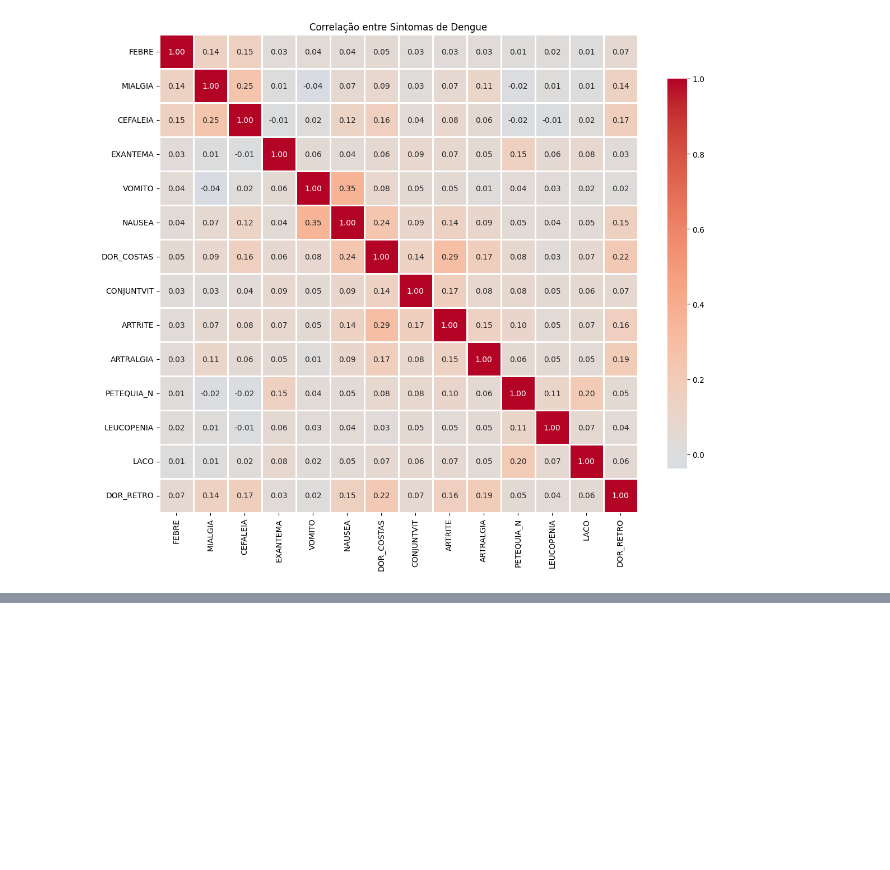
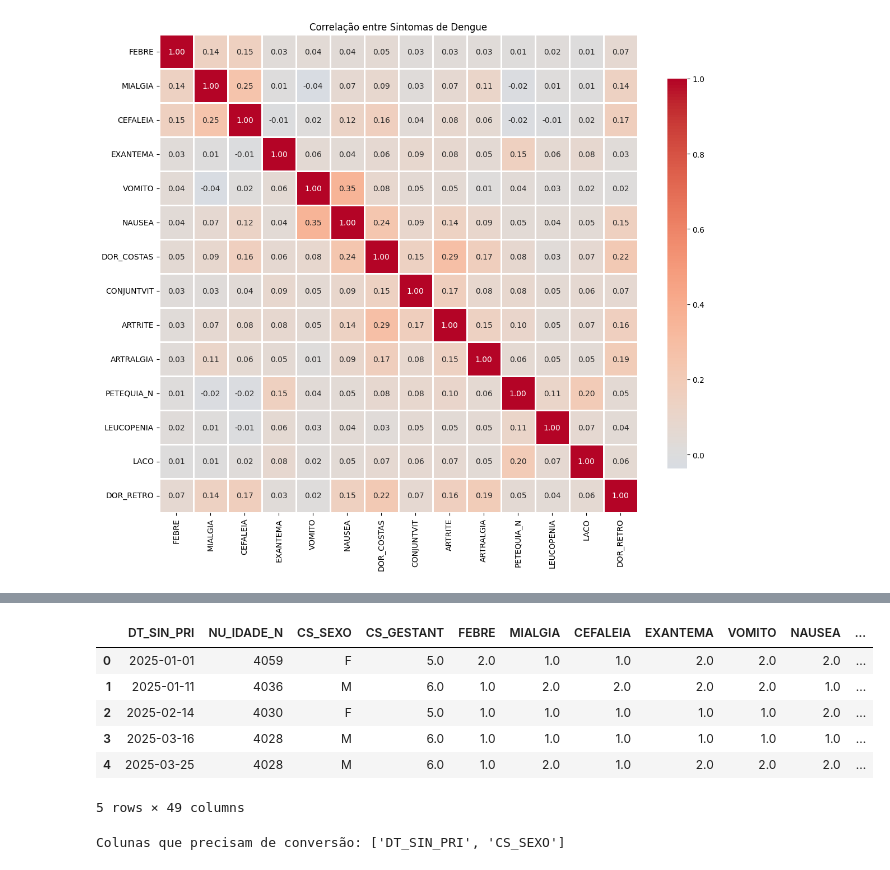
Before and after one commit to BrunaGravina/Tech-Challenge-FIAP, a Jupyter notebook: notebooks/analise.ipynb, the cells around one changed output, grey strips where cells are left out. Cells and saved outputs as stored; diff of their text form; code cells hidden in the pictures; blank space fills up the shorter version.

```diff
--- a/notebooks/analise.ipynb
+++ b/notebooks/analise.ipynb
@@ -495,0 +554,10 @@ plt.show()
+# %%
+data_frame_subs.head()
+# %% [output]
+|  | DT_SIN_PRI | NU_IDADE_N | CS_SEXO | CS_GESTANT | FEBRE | MIALGIA | CEFALEIA | EXANTEMA | VOMITO | NAUSEA | ... |
+| 0 | 2025-01-01 | 4059 | F | 5.0 | 2.0 | 1.0 | 1.0 | 2.0 | 2.0 | 2.0 | ... |
+| 1 | 2025-01-11 | 4036 | M | 6.0 | 1.0 | 2.0 | 2.0 | 2.0 | 2.0 | 1.0 | ... |
+| 2 | 2025-02-14 | 4030 | F | 5.0 | 1.0 | 1.0 | 1.0 | 1.0 | 1.0 | 2.0 | ... |
+| 3 | 2025-03-16 | 4028 | M | 6.0 | 1.0 | 1.0 | 1.0 | 1.0 | 1.0 | 1.0 | ... |
+| 4 | 2025-03-25 | 4028 | M | 6.0 | 1.0 | 2.0 | 1.0 | 2.0 | 2.0 | 2.0 | ... |
+5 rows × 49 columns
@@ -495,0 +567,7 @@ plt.show()
+# %%
+# Identifica quais colunas são do tipo texto
+colunas_texto = data_frame_convert.select_dtypes(include=['object']).columns.tolist()
+
+print(f"Colunas que precisam de conversão: {colunas_texto}")
+# %% [output]
+Colunas que precisam de conversão: ['DT_SIN_PRI', 'CS_SEXO']
```
Also changed, not shown: parts of 27 cells of this notebook.
